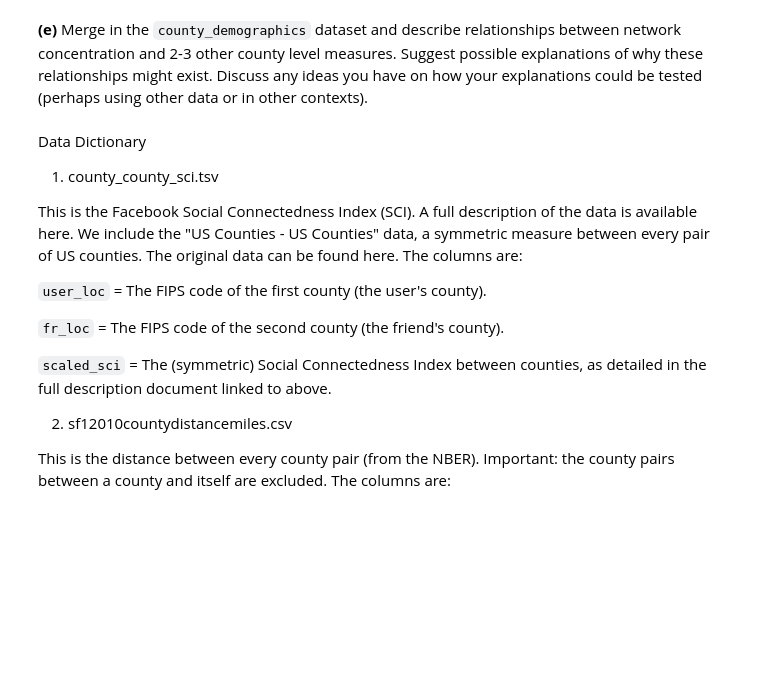
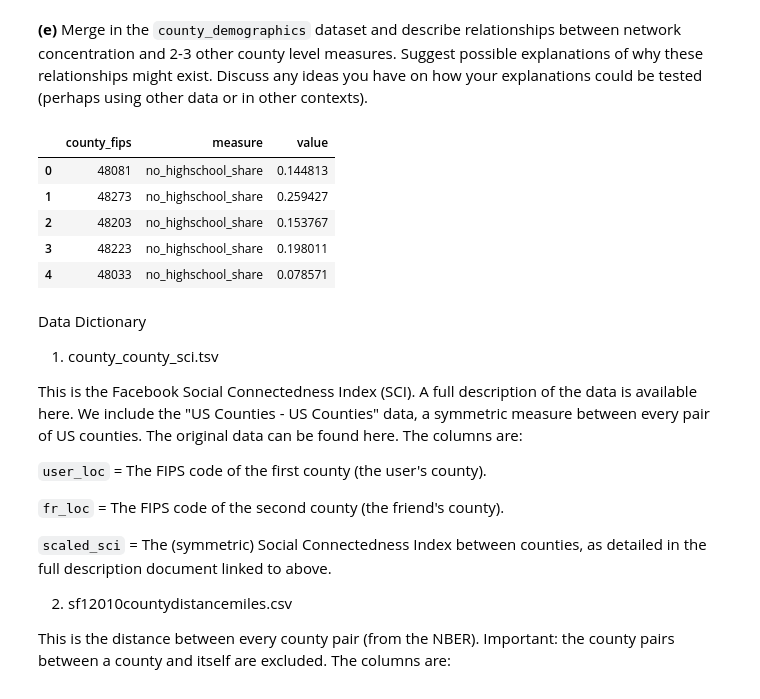
Before and after one commit to gavinjqu/predoc-practice, a Jupyter notebook: predoc_data_task/task_2/datatask2.ipynb, the cells around one changed output. Cells and saved outputs as stored; diff of their text form; code cells hidden in the pictures; blank space fills up the shorter version.

```diff
--- a/predoc_data_task/task_2/datatask2.ipynb
+++ b/predoc_data_task/task_2/datatask2.ipynb
@@ -157,6 +157,18 @@ print(df_node.head())
 4      1009    9325433   24169304               0.385838
 # %% [markdown]
 **(e)** Merge in the `county_demographics` dataset and describe relationships between network concentration and 2-3 other county level measures. Suggest possible explanations of why these relationships might exist. Discuss any ideas you have on how your explanations could be tested (perhaps using other data or in other contexts).
+# %%
+# TODO: convert county_demo df to wide format
+df_demo = pd.read_csv("./data/Part1/county_demographics.csv")
+
+df_demo.head()
+# %% [output]
+|  | county_fips | measure | value |
+| 0 | 48081 | no_highschool_share | 0.144813 |
+| 1 | 48273 | no_highschool_share | 0.259427 |
+| 2 | 48203 | no_highschool_share | 0.153767 |
+| 3 | 48223 | no_highschool_share | 0.198011 |
+| 4 | 48033 | no_highschool_share | 0.078571 |
 # %% [markdown]
 Data Dictionary
 
```
Also changed, not shown: parts of 1 cell of this notebook, 1 other file.
